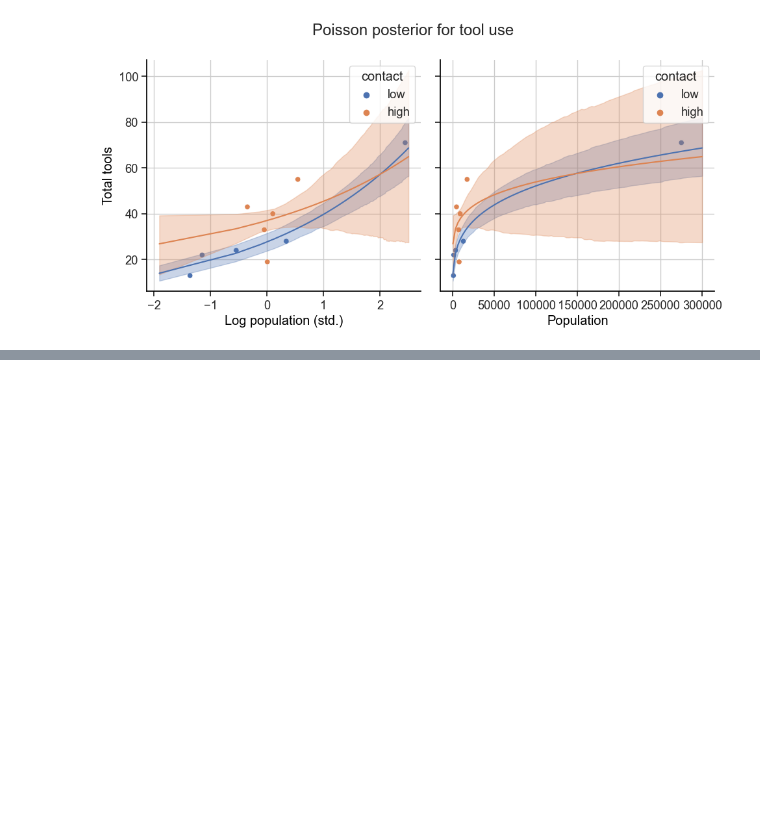
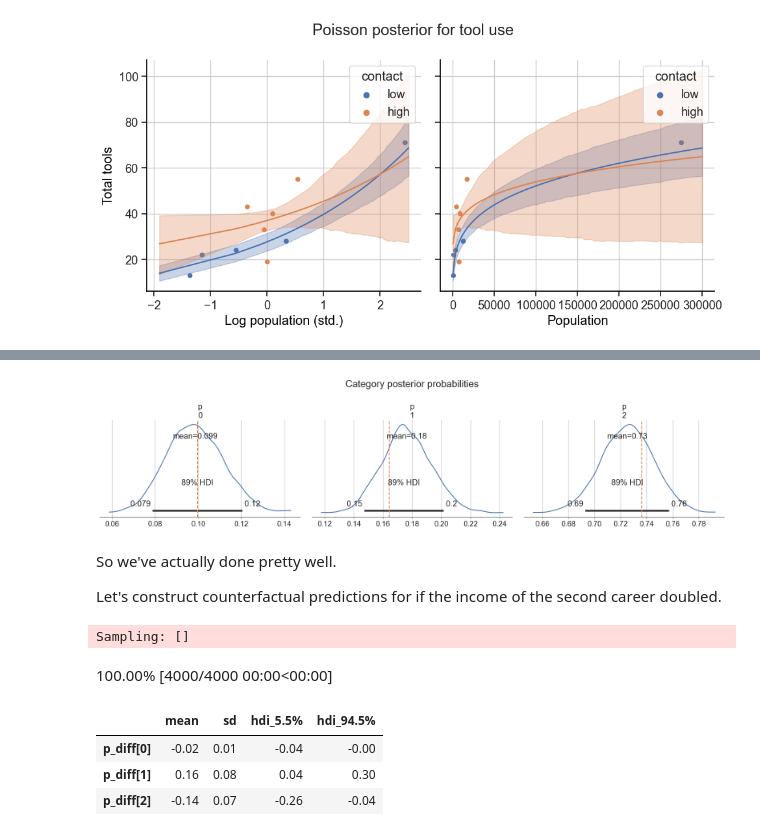
Before and after one commit to chris-leonard/statistical-rethinking, a Jupyter notebook: notes/chapter_11.ipynb, the cells around one changed output, grey strips where cells are left out. Drawn from its saved outputs; the diff is of its cells as text; code cells hidden in the pictures; blank space fills up the shorter version.

```diff
--- a/notes/chapter_11.ipynb
+++ b/notes/chapter_11.ipynb
@@ -802,15 +808,18 @@ n_samples = 100
 
 population_seq = np.linspace(500, 300000, n_samples)
 log_pop_seq = np.log(population_seq)
-log_pop_norm_seq = kline_normaliser.transform(log_pop_seq.reshape(-1, 1))["log_pop"].values
+log_pop_norm_seq = kline_normaliser.transform(log_pop_seq.reshape(-1, 1))[
+    "log_pop"
+].values
 
 with m11_10:
-    pm.set_data({
+    pm.set_data(
+        {
             "population": population_seq,
             "log_pop_norm": log_pop_norm_seq,
             "contact_id": np.zeros(n_samples, dtype=int),
         },
-        coords={"culture": np.arange(n_samples)}
+        coords={"culture": np.arange(n_samples)},
     )
     low_contact_pp = pm.sample_posterior_predictive(
         trace_11_10,
@@ -819,12 +828,13 @@ with m11_10:
         random_seed=RANDOM_SEED,
     )
 
-    pm.set_data({
+    pm.set_data(
+        {
             "population": population_seq,
             "log_pop_norm": log_pop_norm_seq,
             "contact_id": np.ones(n_samples, dtype=int),
         },
-        coords={"culture": np.arange(n_samples)}
+        coords={"culture": np.arange(n_samples)},
     )
     high_contact_pp = pm.sample_posterior_predictive(
         trace_11_10,
@@ -910,0 +935,14 @@ fig.tight_layout();
+# %%
+N = 500
+
+# set data about careers
+career_data = pd.DataFrame()
+career_data["income"] = np.array([1, 2, 5])
+career_data["score"] = 0.5 * career_data["income"]
+career_data["p"] = softmax(career_data["score"])
+
+# simulate data about inviduals
+individual_data = pd.DataFrame()
+individual_data["career"] = np.random.choice(
+    career_data.index, size=N, p=career_data["p"]
+)
@@ -910,0 +1047,36 @@ fig.tight_layout();
+# %%
+fig, axs = plt.subplots(ncols=3, figsize=(16, 4))
+
+az.plot_posterior(trace_11_13, var_names="p", hdi_prob=0.89, ax=axs)
+
+# plot true values
+for career_id in range(3):
+    axs[career_id].axvline(career_data.loc[career_id, "p"], ls="--", color=colors[1])
+
+fig.suptitle("Category posterior probabilities")
+fig.tight_layout();
+# %% [output]
+[figure, added]
+# %% [markdown]
+So we've actually done pretty well.
+
+Let's construct counterfactual predictions for if the income of the second career doubled.
+# %%
+income_new = [1, 4, 5]
+
+with m11_13:
+    pm.set_data(
+        {
+            "income": income_new,
+        }
+    )
+    pm.sample_posterior_predictive(
+        trace_11_13,
+        var_names=["score", "p"],
+        extend_inferencedata=True,
+        predictions=True,
+        random_seed=RANDOM_SEED,
+    )
+# %% [output]
+Sampling: []
+100.00% [4000/4000 00:00<00:00]
@@ -910,0 +1086,14 @@ fig.tight_layout();
+# %%
+az.summary(
+    trace_11_13,
+    group="predictions",
+    var_names=["p_diff"],
+    kind="stats",
+    hdi_prob=0.89,
+    round_to=2,
+)
+# %% [output]
+|  | mean | sd | hdi_5.5% | hdi_94.5% |
+| p_diff[0] | -0.02 | 0.01 | -0.04 | -0.00 |
+| p_diff[1] | 0.16 | 0.08 | 0.04 | 0.30 |
+| p_diff[2] | -0.14 | 0.07 | -0.26 | -0.04 |
```
Also changed, not shown: parts of 35 cells of this notebook.
